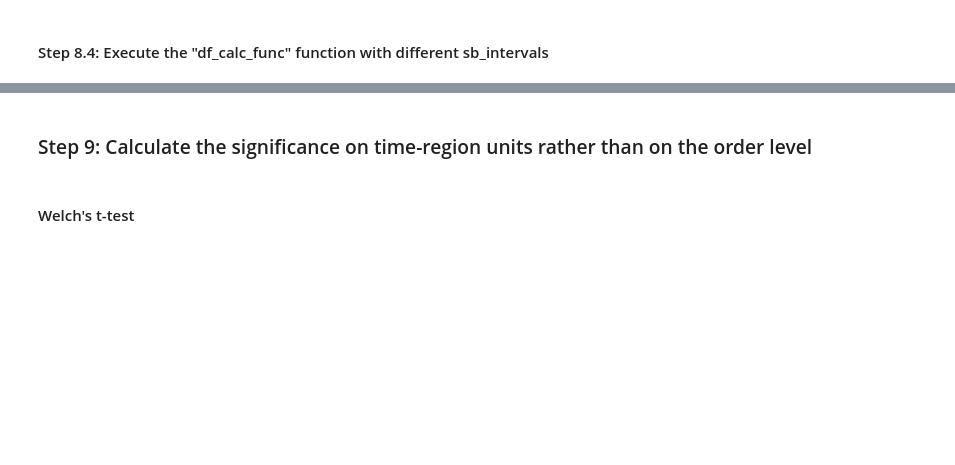
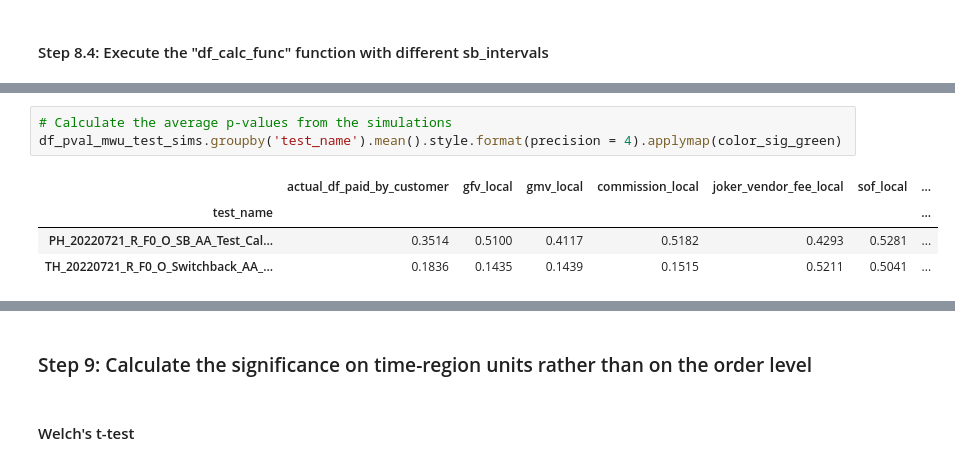
Before and after one commit to omar-elmaria/switchback_test_dag, a Jupyter notebook: notebooks/deep_dive_analyses.ipynb, the cells around one changed output, grey strips where cells are left out. Drawn from its saved outputs; the diff is of its cells as text; blank space fills up the shorter version.

```diff
--- a/notebooks/deep_dive_analyses.ipynb
+++ b/notebooks/deep_dive_analyses.ipynb
@@ -289,0 +347,8 @@ df_mapping, df_play, df_play_on_orders, df_play_off_orders, df_play_per_order, d
+# %%
+# Calculate the average p-values from the simulations
+df_pval_mwu_test_sims.groupby('test_name').mean().style.format(precision = 4).applymap(color_sig_green)
+# %% [output]
+|  | actual_df_paid_by_customer | gfv_local | gmv_local | commission_local | joker_vendor_fee_local | sof_local | ... |
+| test_name |  |  |  |  |  |  | ... |
+| PH_20220721_R_F0_O_SB_AA_Test_Cal... | 0.3514 | 0.5100 | 0.4117 | 0.5182 | 0.4293 | 0.5281 | ... |
+| TH_20220721_R_F0_O_Switchback_AA_... | 0.1836 | 0.1435 | 0.1439 | 0.1515 | 0.5211 | 0.5041 | ... |
```
Also changed, not shown: parts of 7 cells of this notebook.
